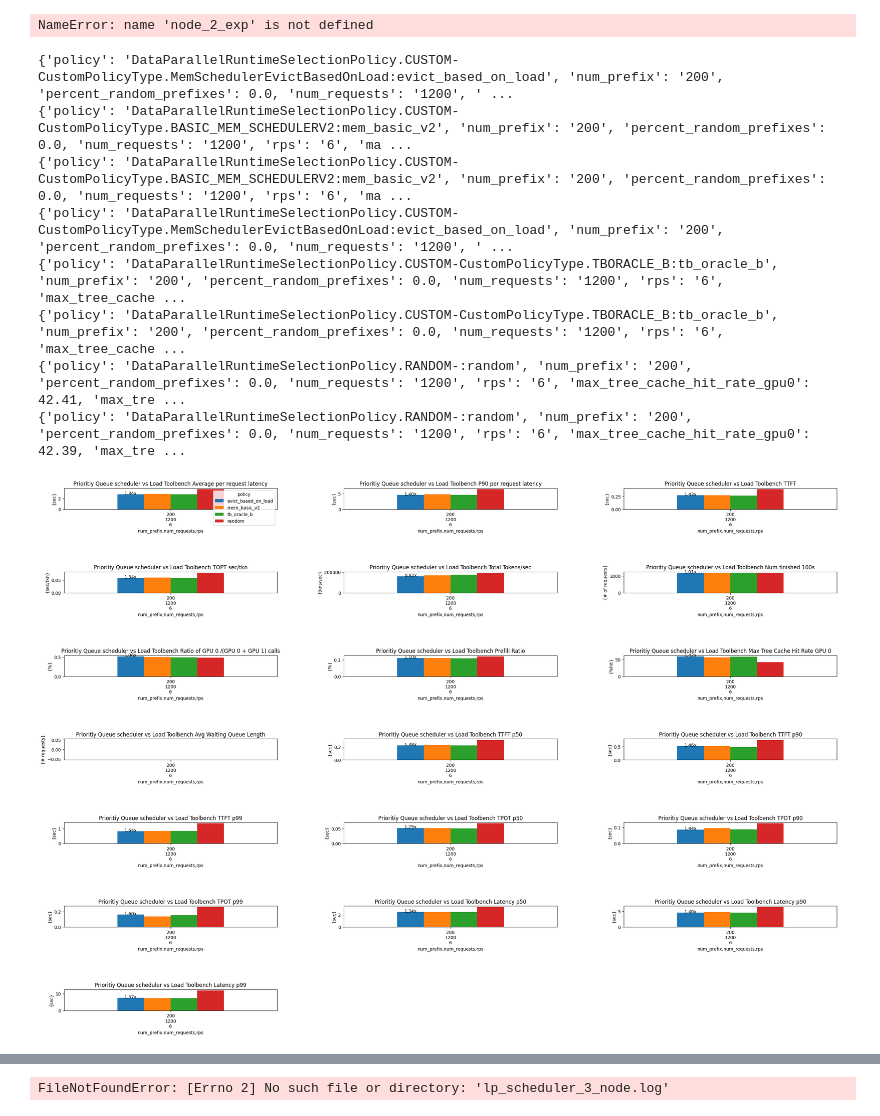
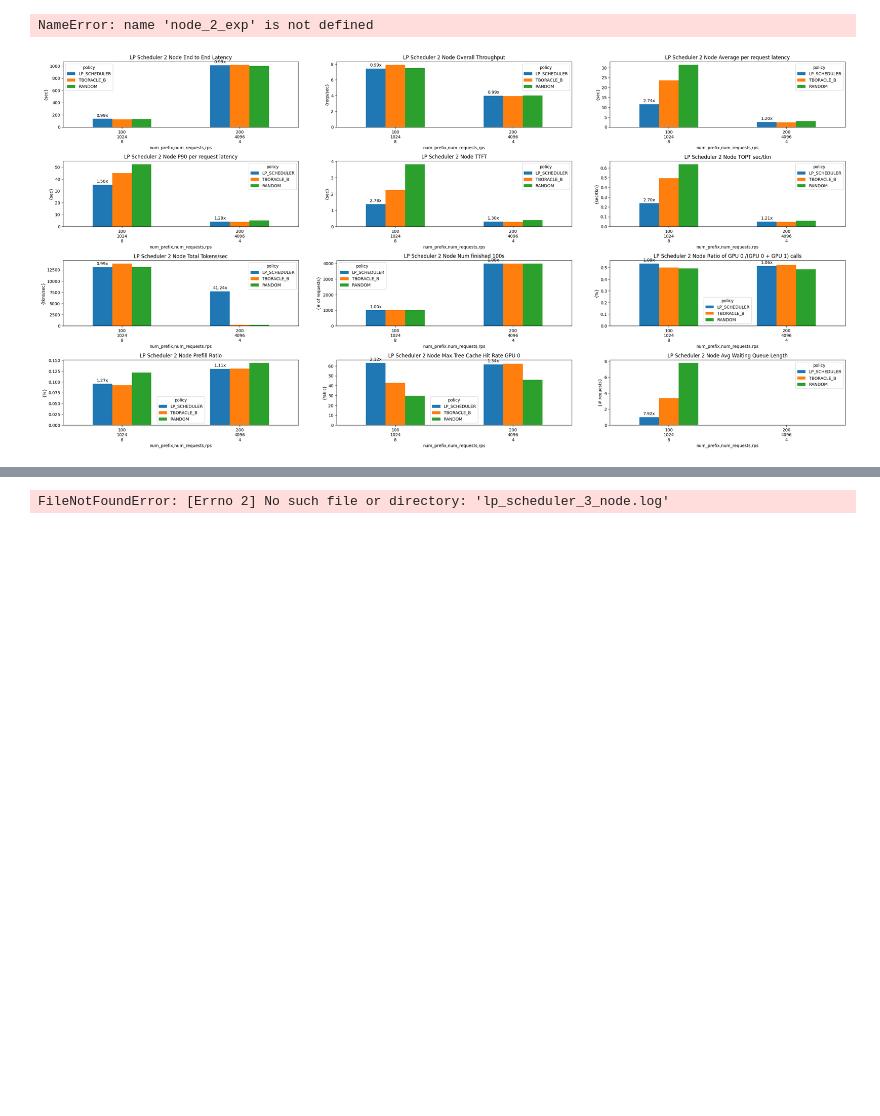
Before and after one commit to WukLab/preble, a Jupyter notebook: multi_node/benchmarks/plot_rps_results.ipynb, the cells around one changed output, grey strips where cells are left out. Saved outputs shown, nothing was run; the diff lists cells and outputs as text; code cells hidden in the pictures; blank space fills up the shorter version.

```diff
--- a/multi_node/benchmarks/plot_rps_results.ipynb
+++ b/multi_node/benchmarks/plot_rps_results.ipynb
@@ -275,7 +275,7 @@ def compare_n_plots(
 
 def plot_metrics(metrics, title_prefix, ax_dims=(4, 3), figsize=(28, 14), global_metric_dfs={}, global_metric_columns=None, baseline_key = 'RANDOM'):
     fig, axes = plt.subplots(*ax_dims, figsize=figsize)
-    plt.tight_layout(pad=12.0)
+    plt.tight_layout(pad=6.0)
 
     # Ensure axes is always treated as an array, even when there's only one subplot
     axes = np.array(axes).reshape(-1)  # This handles both single and multiple Axes objects
@@ -313,20 +313,11 @@ def plot_metrics(metrics, title_prefix, ax_dims=(4, 3), figsize=(28, 14), global
 
     ]
 
-    policy_replacements = {
-        'DataParallelRuntimeSelectionPolicy.': '',
-        'CUSTOM-CustomPolicyType.': '',
-        "-":'',
-        "DataParallelRuntimeSelectionPolicy.RANDOM-:": "",
-        "BASIC_MEM_SCHEDULERV2:": "",
-        "MemSchedulerEvictBasedOnLoad:": "",
-        "TBORACLE_B:": "",
-        "RANDOM:": ""
-        }  # Example replacement
+    policy_replacements = {'DataParallelRuntimeSelectionPolicy.': '', 'CUSTOM-CustomPolicyType.': '', "-":'', "DataParallelRuntimeSelectionPolicy.RANDOM-:": ""}  # Example replacement
 
 
     ax_index = 0
-    for i, config in enumerate(plot_configs):
+    for config in plot_configs:
         if ax_index >= len(axes):  # Prevent index out of range
             break
         metric_data = metrics.get(config["metric_key"], [])
@@ -347,14 +338,14 @@ def plot_metrics(metrics, title_prefix, ax_dims=(4, 3), figsize=(28, 14), global
                 metric_columns = global_metric_columns
             else:
                 metric_columns = [col for col in df.columns if 'speedup_over_random' != col]
-            bars = df[metric_columns].plot(kind='bar', ax=ax, title=f"{title_prefix} {title}", rot=0, ylabel={config["ylabel"]}, legend=(i == 0))
+            bars = df[metric_columns].plot(kind='bar', ax=ax, title=f"{title_prefix} {title}", rot=0, ylabel={config["ylabel"]})
             if 'speedup_over_random' in df.columns:
                 for bar, speedup in zip(bars.get_children(), df['speedup_over_random']):
                     if pd.notna(speedup):  # Check if speedup value exists and is not NaN
                         height = bar.get_height()
                         ax.annotate(f'{speedup:.2f}x',
                                     xy=(bar.get_x() + bar.get_width() / 2, height),
-                                    xytext=(0, -3),  # 3 points vertical offset
+                                    xytext=(0, 3),  # 3 points vertical offset
                                     textcoords="offset points",
                                     ha='center', va='bottom')
             x_labels = []
@@ -487,19 +478,10 @@ compare_n_plots(
 # %% [output]
 NameError: name 'node_2_exp' is not defined
 # %%
-log_file = "evict_based_load/toolbench_mem_and_evict.log"
+log_file = "lp_scheduler_2_node.log"
 param_keys = ["model_name", "num_prefix", "percent_random_prefixes", "num_requests", "rps", "policy", "exp_time"]
 metrics = extract_metrics(log_file, param_keys, max_gpus=2)
 lp_scheduler_exp = {}
-plot_metrics(metrics, "Prioritiy Queue scheduler vs Load Toolbench", global_metric_dfs=lp_scheduler_exp, baseline_key="random",
-            global_metric_columns=["evict_based_on_load", "mem_basic_v2", "tb_oracle_b", "random"], ax_dims=(7, 3), figsize=(28, 20))
+plot_metrics(metrics, "LP Scheduler 2 Node", global_metric_dfs=lp_scheduler_exp, global_metric_columns=['LP_SCHEDULER', 'TBORACLE_B', 'RANDOM'])
 # %% [output]
-{'policy': 'DataParallelRuntimeSelectionPolicy.CUSTOM-CustomPolicyType.MemSchedulerEvictBasedOnLoad:evict_based_on_load', 'num_prefix': '200', 'percent_random_prefixes': 0.0, 'num_requests': '1200', ' ...
-{'policy': 'DataParallelRuntimeSelectionPolicy.CUSTOM-CustomPolicyType.BASIC_MEM_SCHEDULERV2:mem_basic_v2', 'num_prefix': '200', 'percent_random_prefixes': 0.0, 'num_requests': '1200', 'rps': '6', 'ma ...
-{'policy': 'DataParallelRuntimeSelectionPolicy.CUSTOM-CustomPolicyType.BASIC_MEM_SCHEDULERV2:mem_basic_v2', 'num_prefix': '200', 'percent_random_prefixes': 0.0, 'num_requests': '1200', 'rps': '6', 'ma ...
-{'policy': 'DataParallelRuntimeSelectionPolicy.CUSTOM-CustomPolicyType.MemSchedulerEvictBasedOnLoad:evict_based_on_load', 'num_prefix': '200', 'percent_random_prefixes': 0.0, 'num_requests': '1200', ' ...
-{'policy': 'DataParallelRuntimeSelectionPolicy.CUSTOM-CustomPolicyType.TBORACLE_B:tb_oracle_b', 'num_prefix': '200', 'percent_random_prefixes': 0.0, 'num_requests': '1200', 'rps': '6', 'max_tree_cache ...
-{'policy': 'DataParallelRuntimeSelectionPolicy.CUSTOM-CustomPolicyType.TBORACLE_B:tb_oracle_b', 'num_prefix': '200', 'percent_random_prefixes': 0.0, 'num_requests': '1200', 'rps': '6', 'max_tree_cache ...
-{'policy': 'DataParallelRuntimeSelectionPolicy.RANDOM-:random', 'num_prefix': '200', 'percent_random_prefixes': 0.0, 'num_requests': '1200', 'rps': '6', 'max_tree_cache_hit_rate_gpu0': 42.41, 'max_tre ...
-{'policy': 'DataParallelRuntimeSelectionPolicy.RANDOM-:random', 'num_prefix': '200', 'percent_random_prefixes': 0.0, 'num_requests': '1200', 'rps': '6', 'max_tree_cache_hit_rate_gpu0': 42.39, 'max_tre ...
-[figure, old version]
+[figure, new version]
```
Also changed, not shown: parts of 1 cell of this notebook, 3 other files.
